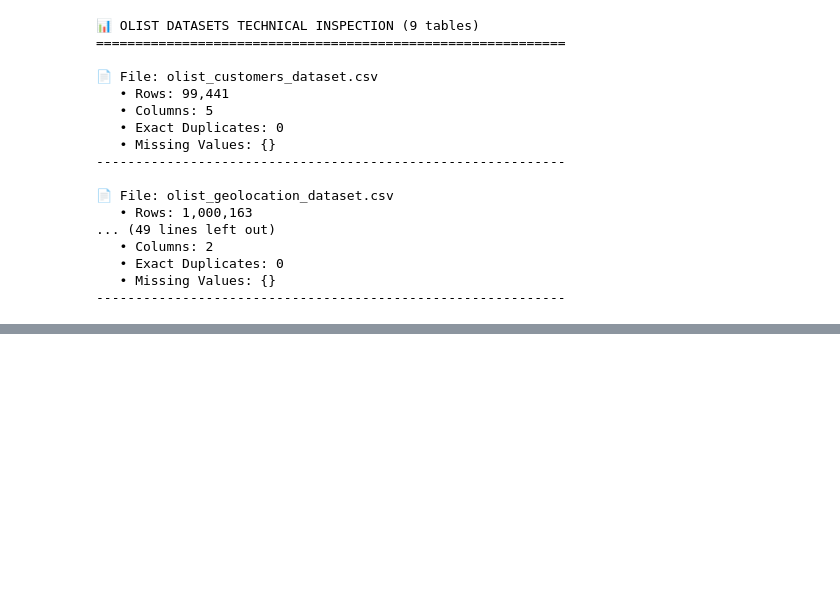
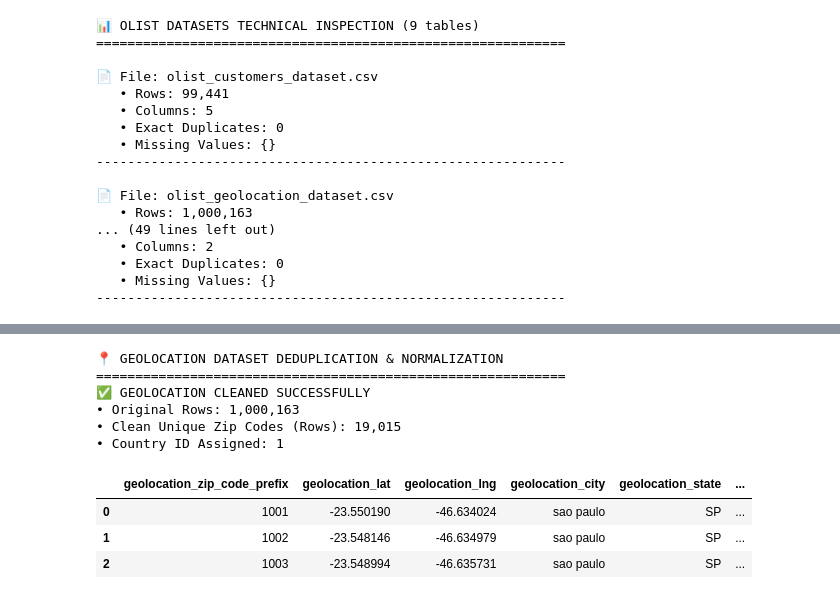
Before and after one commit to MercaAndesRiwi/data-processing, a Jupyter notebook: notebooks/01_kaggle_olist_inspection.ipynb, the cells around one changed output, grey strips where cells are left out. Cells and saved outputs as stored; diff of their text form; code cells hidden in the pictures; blank space fills up the shorter version.

```diff
--- a/notebooks/01_kaggle_olist_inspection.ipynb
+++ b/notebooks/01_kaggle_olist_inspection.ipynb
@@ -143,0 +269,44 @@ dtype: object
+# %%
+import numpy as np
+import pandas as pd
+
+CURRENT_COUNTRY_ID = 1
+TOTAL_BRANCHES_COUNTRY = 28
+
+print("📍 GEOLOCATION DATASET DEDUPLICATION & NORMALIZATION\n" + "=" * 60)
+
+# 1. Clean duplicates by aggregating lat/lng and taking first city/state per zip code
+df_geolocation_clean = (
+    data["geolocation"]
+    .groupby("geolocation_zip_code_prefix")
+    .agg(
+        geolocation_lat=("geolocation_lat", "mean"),
+        geolocation_lng=("geolocation_lng", "mean"),
+        geolocation_city=("geolocation_city", "first"),
+        geolocation_state=("geolocation_state", "first"),
+    )
+    .reset_index()
+)
+
+# 2. Add Country ID reference to Geolocation
+df_geolocation_clean["country_id"] = CURRENT_COUNTRY_ID
+
+# 3. Update the clean dataframe back into the data dictionary
+data["geolocation"] = df_geolocation_clean
+
+print("✅ GEOLOCATION CLEANED SUCCESSFULLY")
+print(f"• Original Rows: 1,000,163")
+print(f"• Clean Unique Zip Codes (Rows): {len(data['geolocation']):,}")
+print(f"• Country ID Assigned: {CURRENT_COUNTRY_ID}")
+display(data["geolocation"].head(3))
+# %% [output]
+📍 GEOLOCATION DATASET DEDUPLICATION & NORMALIZATION
+============================================================
+✅ GEOLOCATION CLEANED SUCCESSFULLY
+• Original Rows: 1,000,163
+• Clean Unique Zip Codes (Rows): 19,015
+• Country ID Assigned: 1
+|  | geolocation_zip_code_prefix | geolocation_lat | geolocation_lng | geolocation_city | geolocation_state | ... |
+| 0 | 1001 | -23.550190 | -46.634024 | sao paulo | SP | ... |
+| 1 | 1002 | -23.548146 | -46.634979 | sao paulo | SP | ... |
+| 2 | 1003 | -23.548994 | -46.635731 | sao paulo | SP | ... |
```
Also changed, not shown: parts of 7 cells of this notebook.
